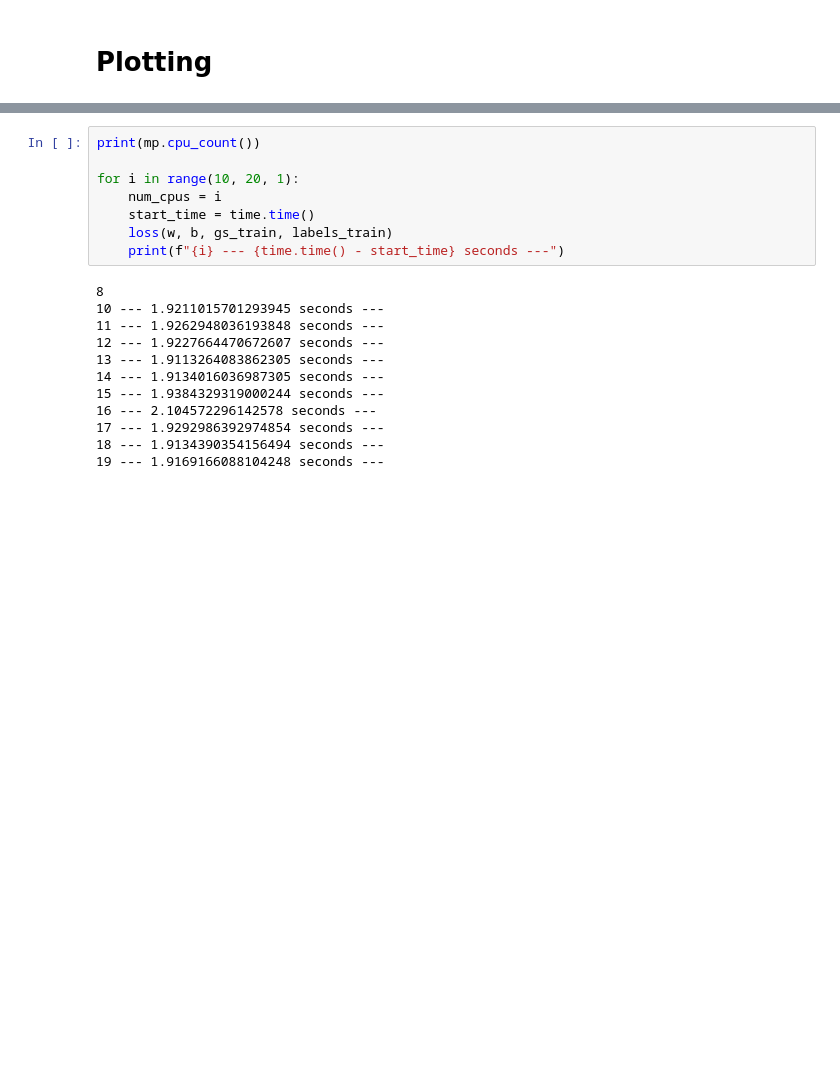
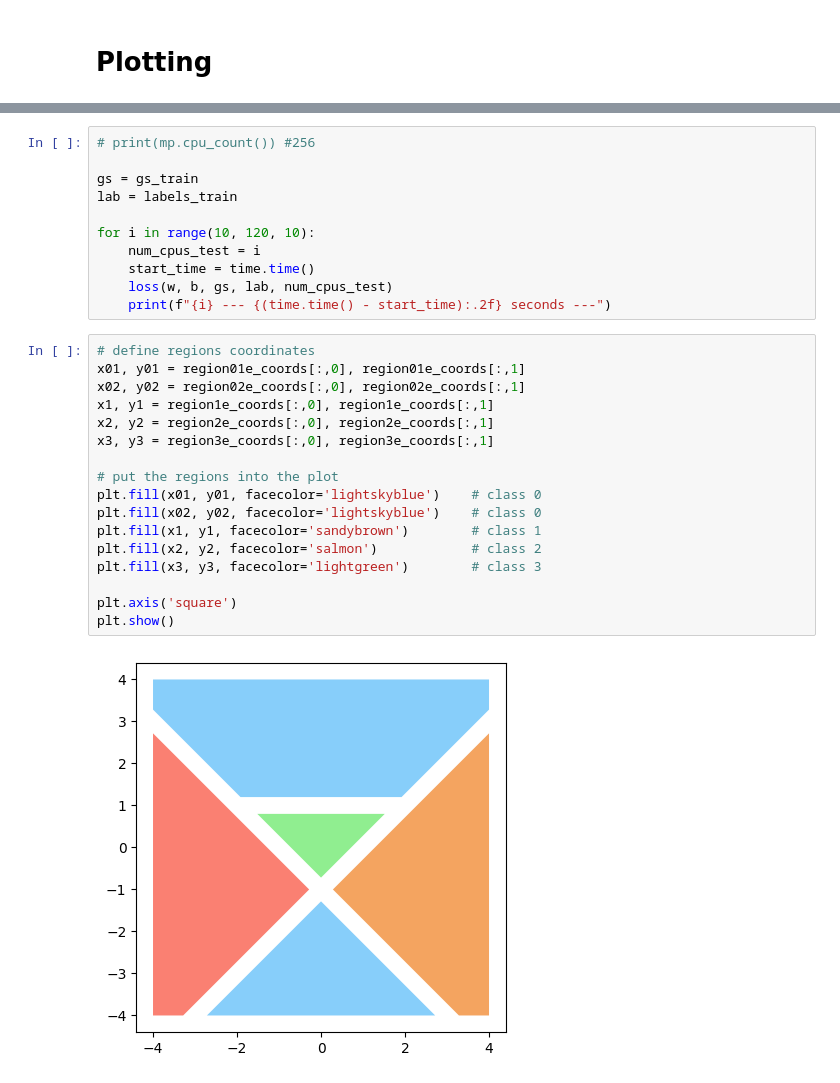
Before and after one commit to erikrecio/qurriculum_learning, a Jupyter notebook: qurriculum/main_penny2.ipynb, the cells around one changed output, grey strips where cells are left out. Cells and saved outputs as stored; diff of their text form; blank space fills up the shorter version.

```diff
--- a/qurriculum/main_penny2.ipynb
+++ b/qurriculum/main_penny2.ipynb
@@ -488,20 +770,30 @@ plt.show()
 # %%
-print(mp.cpu_count())
+# print(mp.cpu_count()) #256
 
-for i in range(10, 20, 1):
-    num_cpus = i
+gs = gs_train
+lab = labels_train
+
+for i in range(10, 120, 10):
+    num_cpus_test = i
     start_time = time.time()
-    loss(w, b, gs_train, labels_train)
-    print(f"{i} --- {time.time() - start_time} seconds ---")
+    loss(w, b, gs, lab, num_cpus_test)
+    print(f"{i} --- {(time.time() - start_time):.2f} seconds ---")
-# %% [output]
-8
-10 --- 1.9211015701293945 seconds ---
-11 --- 1.9262948036193848 seconds ---
-12 --- 1.9227664470672607 seconds ---
-13 --- 1.9113264083862305 seconds ---
-14 --- 1.9134016036987305 seconds ---
-15 --- 1.9384329319000244 seconds ---
-16 --- 2.104572296142578 seconds ---
-17 --- 1.9292986392974854 seconds ---
-18 --- 1.9134390354156494 seconds ---
-19 --- 1.9169166088104248 seconds ---
+# %%
+# define regions coordinates
+x01, y01 = region01e_coords[:,0], region01e_coords[:,1]
+x02, y02 = region02e_coords[:,0], region02e_coords[:,1]
+x1, y1 = region1e_coords[:,0], region1e_coords[:,1]
+x2, y2 = region2e_coords[:,0], region2e_coords[:,1]
+x3, y3 = region3e_coords[:,0], region3e_coords[:,1]
+
+# put the regions into the plot
+plt.fill(x01, y01, facecolor='lightskyblue')    # class 0
+plt.fill(x02, y02, facecolor='lightskyblue')    # class 0
+plt.fill(x1, y1, facecolor='sandybrown')        # class 1
+plt.fill(x2, y2, facecolor='salmon')            # class 2
+plt.fill(x3, y3, facecolor='lightgreen')        # class 3
+
+plt.axis('square')
+plt.show()
+# %% [output]
+[figure, added]
```
Also changed, not shown: parts of 17 cells of this notebook, 5 other files.
